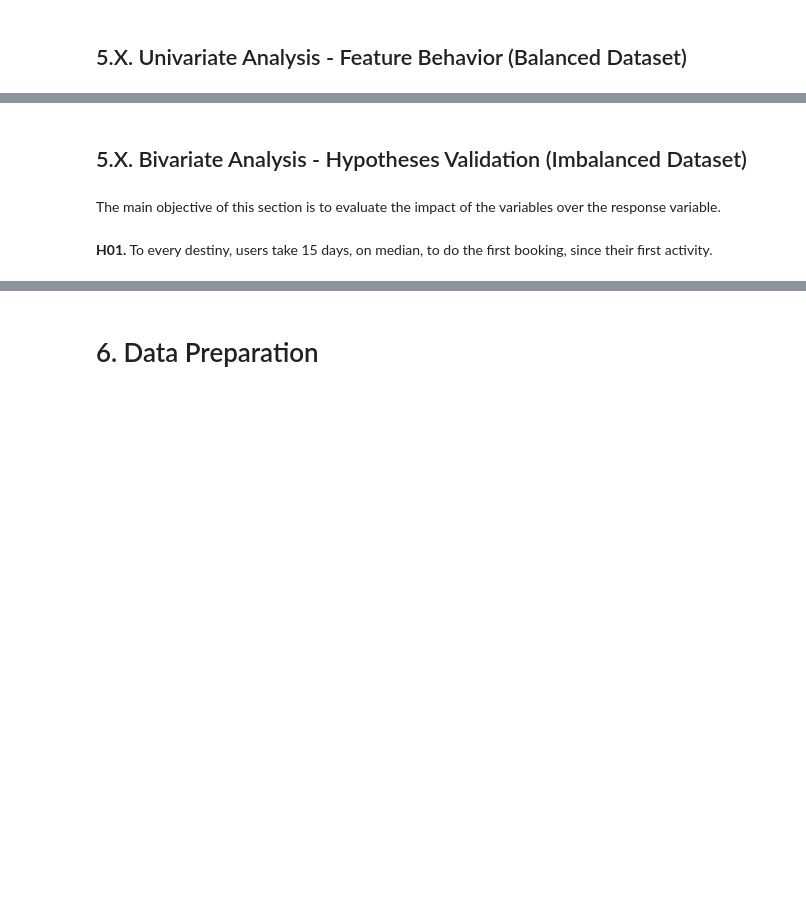
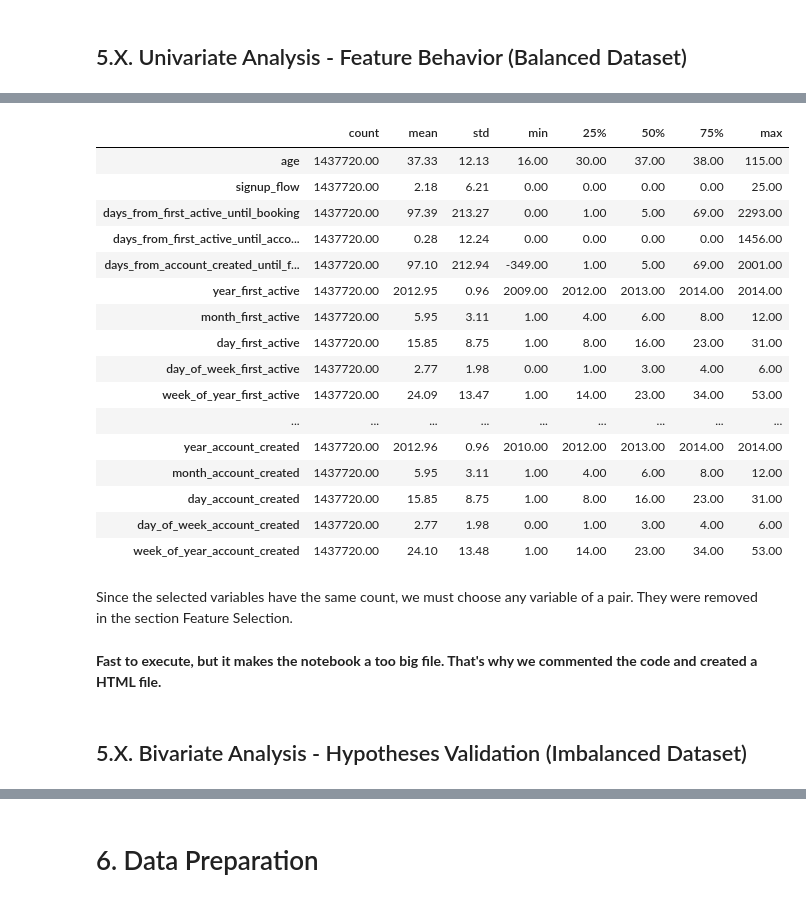
Before and after one commit to lucasquemelli/airbnb, a Jupyter notebook: airbnb.ipynb, the cells around one changed output, grey strips where cells are left out. Saved outputs shown, nothing was run; the diff lists cells and outputs as text; code cells hidden in the pictures; blank space fills up the shorter version.

```diff
--- a/airbnb.ipynb
+++ b/airbnb.ipynb
@@ -1161,6 +1149,26 @@ The high correlated variables are:
+# %%
+df52.describe().T
+# %% [output]
+|  | count | mean | std | min | 25% | 50% | 75% | max |
+| age | 1437720.00 | 37.33 | 12.13 | 16.00 | 30.00 | 37.00 | 38.00 | 115.00 |
+| signup_flow | 1437720.00 | 2.18 | 6.21 | 0.00 | 0.00 | 0.00 | 0.00 | 25.00 |
+| days_from_first_active_until_booking | 1437720.00 | 97.39 | 213.27 | 0.00 | 1.00 | 5.00 | 69.00 | 2293.00 |
+| days_from_first_active_until_acco... | 1437720.00 | 0.28 | 12.24 | 0.00 | 0.00 | 0.00 | 0.00 | 1456.00 |
+| days_from_account_created_until_f... | 1437720.00 | 97.10 | 212.94 | -349.00 | 1.00 | 5.00 | 69.00 | 2001.00 |
+| year_first_active | 1437720.00 | 2012.95 | 0.96 | 2009.00 | 2012.00 | 2013.00 | 2014.00 | 2014.00 |
+| month_first_active | 1437720.00 | 5.95 | 3.11 | 1.00 | 4.00 | 6.00 | 8.00 | 12.00 |
+| day_first_active | 1437720.00 | 15.85 | 8.75 | 1.00 | 8.00 | 16.00 | 23.00 | 31.00 |
+| day_of_week_first_active | 1437720.00 | 2.77 | 1.98 | 0.00 | 1.00 | 3.00 | 4.00 | 6.00 |
+| week_of_year_first_active | 1437720.00 | 24.09 | 13.47 | 1.00 | 14.00 | 23.00 | 34.00 | 53.00 |
+| ... | ... | ... | ... | ... | ... | ... | ... | ... |
+| year_account_created | 1437720.00 | 2012.96 | 0.96 | 2010.00 | 2012.00 | 2013.00 | 2014.00 | 2014.00 |
+| month_account_created | 1437720.00 | 5.95 | 3.11 | 1.00 | 4.00 | 6.00 | 8.00 | 12.00 |
+| day_account_created | 1437720.00 | 15.85 | 8.75 | 1.00 | 8.00 | 16.00 | 23.00 | 31.00 |
+| day_of_week_account_created | 1437720.00 | 2.77 | 1.98 | 0.00 | 1.00 | 3.00 | 4.00 | 6.00 |
+| week_of_year_account_created | 1437720.00 | 24.10 | 13.48 | 1.00 | 14.00 | 23.00 | 34.00 | 53.00 |
+# %% [markdown]
+Since the selected variables have the same count, we must choose any variable of a pair. They were removed in the section Feature Selection.
+# %% [markdown]
+**Fast to execute, but it makes the notebook a too big file. That's why we commented the code and created a HTML file.**
 # %% [markdown]
 ## 5.X. Bivariate Analysis - Hypotheses Validation (Imbalanced Dataset)
-# %% [markdown]
-The main objective of this section is to evaluate the impact of the variables over the response variable.
-# %% [markdown]
-**H01.** To every destiny, users take 15 days, on median, to do the first booking, since their first activity.
```
Also changed, not shown: parts of 70 cells of this notebook.
